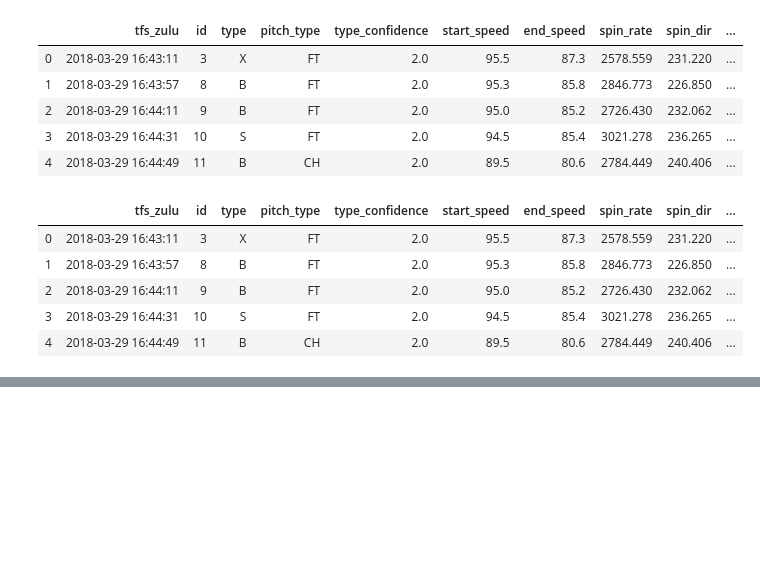
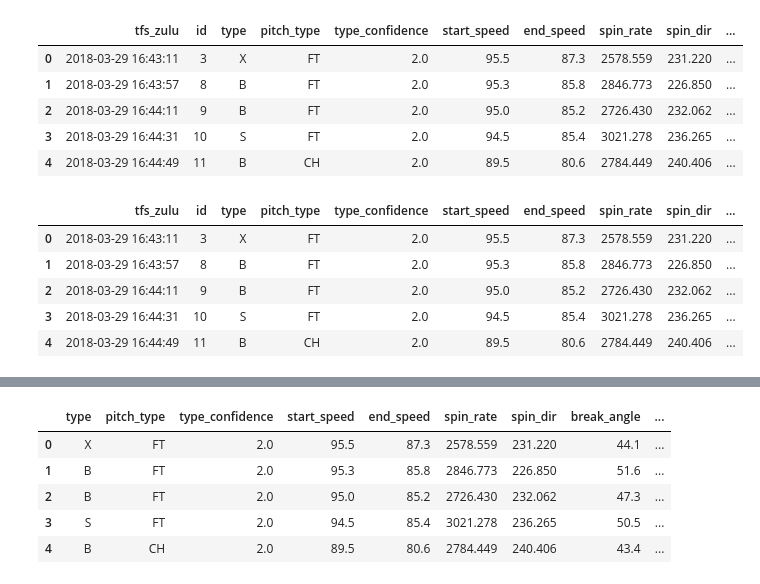
Before and after one commit to JavierPalomares90/scalable_ml_project, a Jupyter notebook: Predicting_Pitches_Notebook.ipynb, the cells around one changed output, grey strips where cells are left out. Cells and saved outputs as stored; diff of their text form; code cells hidden in the pictures; blank space fills up the shorter version.

Commit message:
Added example code to drop columns,perform some data type preprocessing, then one-hot encode.

```diff
--- a/Predicting_Pitches_Notebook.ipynb
+++ b/Predicting_Pitches_Notebook.ipynb
@@ -64,3 +69,13 @@ dataframe.head(100)
 | 98 | gid_2018_04_03_bosmlb_miamlb_1 | 2018-04-03 22:18:08 | 31 | B | CH | 2.0 | 90.3 | 82.8 | 2139.721 | ... |
 | 99 | gid_2018_04_03_bosmlb_miamlb_1 | 2018-04-03 22:18:34 | 32 | X | FT | 2.0 | 95.7 | 86.8 | 2444.134 | ... |
 100 rows × 64 columns
+# %%
+dataframe = utils.drop_columns(dataframe, 'config/drop_col.csv')
+dataframe.head()
+# %% [output]
+|  | type | pitch_type | type_confidence | start_speed | end_speed | spin_rate | spin_dir | break_angle | ... |
+| 0 | X | FT | 2.0 | 95.5 | 87.3 | 2578.559 | 231.220 | 44.1 | ... |
+| 1 | B | FT | 2.0 | 95.3 | 85.8 | 2846.773 | 226.850 | 51.6 | ... |
+| 2 | B | FT | 2.0 | 95.0 | 85.2 | 2726.430 | 232.062 | 47.3 | ... |
+| 3 | S | FT | 2.0 | 94.5 | 85.4 | 3021.278 | 236.265 | 50.5 | ... |
+| 4 | B | CH | 2.0 | 89.5 | 80.6 | 2784.449 | 240.406 | 43.4 | ... |
```
Also changed, not shown: parts of 6 cells of this notebook.
